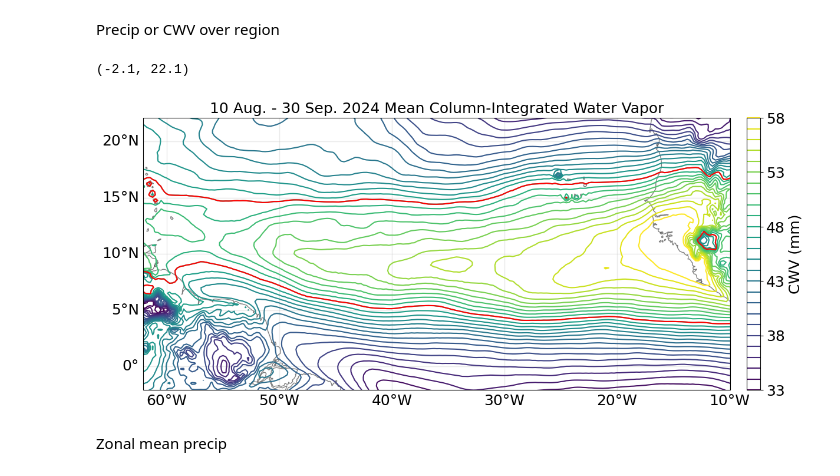
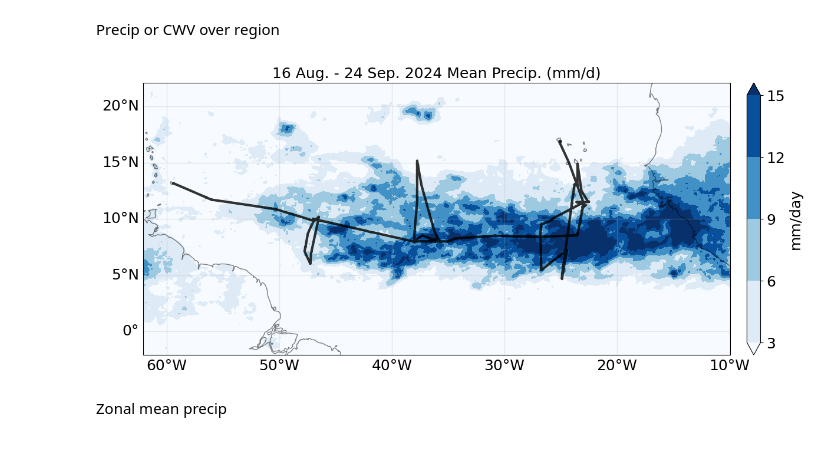
Before and after one commit to allison-wing/PICCOLO, a Jupyter notebook: plot_track_precip_cwv_climo2024.ipynb, the cells around one changed output. Drawn from its saved outputs; the diff is of its cells as text; code cells hidden in the pictures.

Commit message:
make precip plot with ship track

```diff
--- a/plot_track_precip_cwv_climo2024.ipynb
+++ b/plot_track_precip_cwv_climo2024.ipynb
@@ -29,11 +29,18 @@ lonMin, lonMax = -62.1, -9.9
 latMin, latMax = -2.1, 22.1
 #latMin, latMax = -10.1,30.1
 
+#start_mon = 'Aug.'
+#start_day = '10'
+#start_time = '08-'+start_day+'T00:00:00'
+#end_mon = 'Sep.'
+#end_day = '30'
+#end_time = '09-'+end_day+'T00:00:00'
+
 start_mon = 'Aug.'
-start_day = '10'
+start_day = '16'
 start_time = '08-'+start_day+'T00:00:00'
 end_mon = 'Sep.'
-end_day = '30'
+end_day = '24'
 end_time = '09-'+end_day+'T00:00:00'
 # %% [markdown]
 ## Precipitation from GPCP
@@ -105,7 +112,7 @@ gpcpClimoMean = xr.open_dataset('../../data/GPCP/1deg/GPCP_campaign_climo.nc')
 Load IMERG data that has already been combined and reorganized (by process_imerg_finalrun.py) for 2024
 # %%
 # Load IMERG data
-yy = 2012
+yy = 2024
 imerg = xr.open_dataset('/huracan/tank4/cornell/ORCESTRA/imerg/imerg_finalrun_'+ str(yy) + '0809.nc')
 
 # Convert cftime.DatetimeJulian to pandas.DatetimeIndex
@@ -494,15 +506,26 @@ gl.ylabel_style = {'size': 18}
 ####################
 ## Plot 2024 precip as shading
 ####################
-#plt.pcolormesh(gpcp2024Mean.lon.values-360.0,
-#               gpcp2024Mean.lat.values,
-#               gpcp2024Mean.precip.values,
+#plt.pcolormesh(gpcp2024mean.longitude.values,
+#               gpcp2024mean.latitude.values,
+#               gpcp2024mean.precip.values,
+#               cmap = 'Greens', levels = np.linspace(3,15,5),extend = 'both')
 #               vmin = 0.0, vmax = 13, cmap = 'Blues', alpha = 0.75,
 #               shading='nearest')
 
 #Colorbar for shaded precip
 #cbar=plt.colorbar()
 #cbar.ax.tick_params(labelsize=18)
+
+plt.contourf(imerg2024mean.lon.values,
+            imerg2024mean.lat.values,
+            imerg2024mean.precipitation.values*24,
+            cmap = 'Blues', levels = np.linspace(3,15,5),extend = 'both')
+
+cbar=plt.colorbar(location='right',orientation='vertical', pad=0.02)
+cbar.set_label('mm/day',fontsize=18)  #add a label to the colorbar
+cbar.set_ticks(np.linspace(3,15,5))
+cbar.set_ticklabels([f'{x:.0f}' for x in np.linspace(3,15,5)],fontsize=18)
 
 #####################
 ## Plot 2024 precip as contours
@@ -515,7 +538,7 @@ gl.ylabel_style = {'size': 18}
 ###################
 ## Plot 2024 column water vapor as contours
 ###################
-plt.contour(era5.longitude.values,era5.latitude.values,tcwv_mean,levels = np.linspace(33,58,26),linewidth = 1)
+#plt.contour(era5.longitude.values,era5.latitude.values,tcwv_mean,levels = np.linspace(33,58,26),linewidth = 1)
 
 #################
 ## Plot 2024 column water vapor as filled contours
@@ -526,49 +549,48 @@ plt.contour(era5.longitude.values,era5.latitude.values,tcwv_mean,levels = np.lin
 #            cmap = 'Blues', levels = np.linspace(33,58,26),extend = 'both')
 
 # colorbar for cwv as filled contours
-cbar=plt.colorbar(orientation='vertical', pad=0.02)
-cbar.set_label('CWV (mm)',fontsize=18)  #add a label to the colorbar
-cbar.set_ticks(np.linspace(33,58,6))
-cbar.set_ticklabels([f'{x:.0f}' for x in np.linspace(33,58,6)],fontsize=18)
+#cbar=plt.colorbar(orientation='vertical', pad=0.02)
+#cbar.set_label('CWV (mm)',fontsize=18)  #add a label to the colorbar
+#cbar.set_ticks(np.linspace(33,58,6))
+#cbar.set_ticklabels([f'{x:.0f}' for x in np.linspace(33,58,6)],fontsize=18)
 
 #################
 ## Plot 48 mm contour
 #################
-plt.contour(era5.longitude.values,era5.latitude.values, tcwv_mean,levels = [48],colors = 'r',linewidth = 2)
+#plt.contour(era5.longitude.values,era5.latitude.values, tcwv_mean,levels = [48],colors = 'r',linewidth = 2)
 
 #################
 # Set the plot limits and title
 #################
 #plt.title(start_day+' '+start_mon+' - '+end_day+' '+end_mon+' 2024 and Climo. Mean Precip. (mm/day)',size=18)
-#plt.title(start_day+' '+start_mon+' - '+end_day+' '+end_mon+' 2024 Mean Precip. (mm/d) and CWV',size=18)
-plt.title(start_day+' '+start_mon+' - '+end_day+' '+end_mon+' 2024 Mean Column-Integrated Water Vapor',size=18)
+plt.title(start_day+' '+start_mon+' - '+end_day+' '+end_mon+' 2024 Mean Precip. (mm/d)',size=18)
+#plt.title(start_day+' '+start_mon+' - '+end_day+' '+end_mon+' 2024 Mean Column-Integrated Water Vapor',size=18)
 
 #cbar.ax.tick_params(labelsize=18)
 ax.set_xlim(lonMin, lonMax)
 ax.set_ylim(latMin, latMax)
 
 ################
 ## Plot ship track
 ################
-#p1 = plt.plot(shipLon,shipLat, alpha=0.8, color = 'k',linewidth= 3)
+p1 = plt.plot(shipLon,shipLat, alpha=0.8, color = 'k',linewidth= 3)
 #p2 = plt.plot(planLON,planLAT, alpha=0.2, color = 'k',linewidth= 2)
 
 #plot PIRATA array
 #plt.scatter(longitudePirata[0:4], latitudePirata[0:4], color = 'r', label = 'PIRATA', alpha = 0.25)
 #plt.plot(longitudePirata[4], latitudePirata[4], color = 'r', label = 'PIRATA', alpha = 1.0,marker='o',markersize=6)
 #plt.scatter(longitudePirata[5:14], latitudePirata[5:14], color = 'r', label = 'PIRATA', alpha = 0.25)
 #plt.plot(longitudePirata[14], latitudePirata[14], color = 'r', label = 'PIRATA', alpha = 1.0,marker='o',markersize=6)
 #plt.scatter(longitudePirata[14:20], latitudePirata[14:20], color = 'r', label = 'PIRATA', alpha = 0.25)
 #plt.plot(-47, 10, color = 'm', alpha = 1.0,marker='o',markersize=6)
 ##plt.plot(coordinates['bcoEast'], coordinates['bcoNorth'], marker = 'X',markersize=10)
 
 ################
 ## Save figure
 ################
-#plt.savefig('./figures/Meteor_track_actual.png')
+plt.savefig('../../figures/Fig_precip_2024_wtrack_IMERG.png',bbox_inches='tight', dpi=300)
 # %% [output]
-(-2.1, 22.1)
-[figure, old version]
+[figure, new version]
 # %% [markdown]
 Zonal mean precip
 # %%
```
Also changed, not shown: parts of 1 cell of this notebook.
